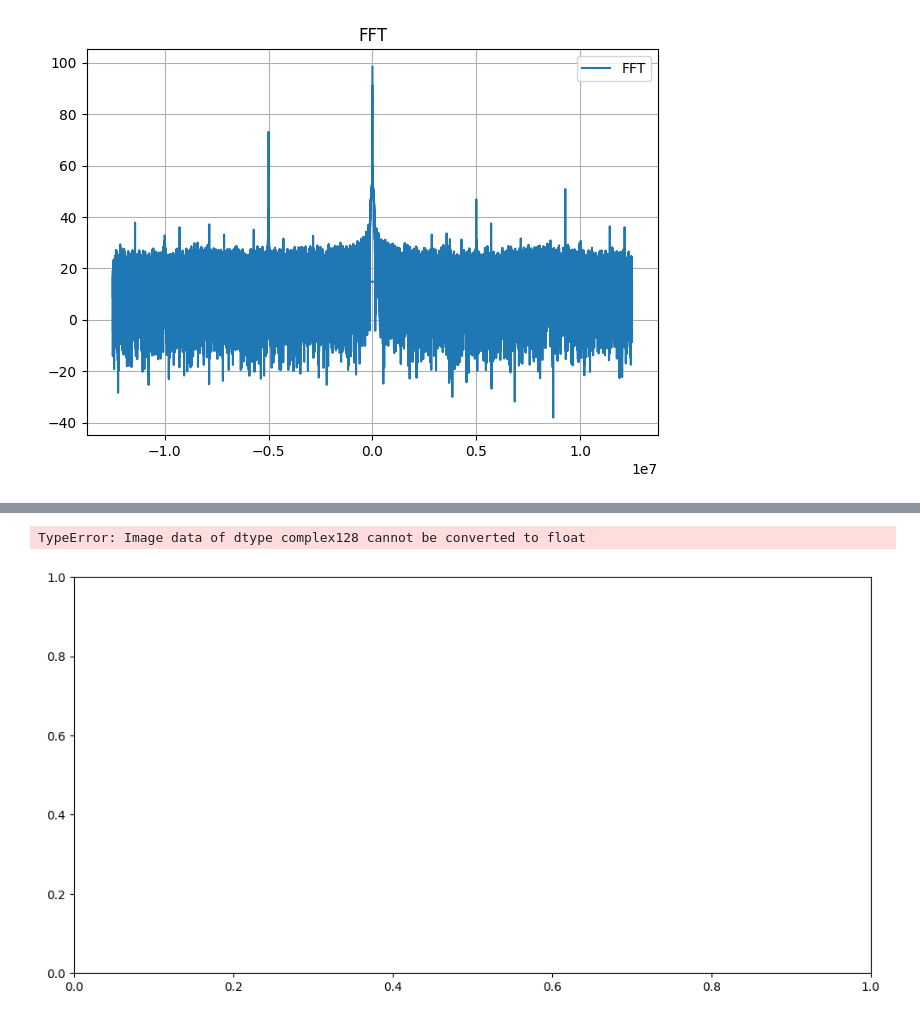
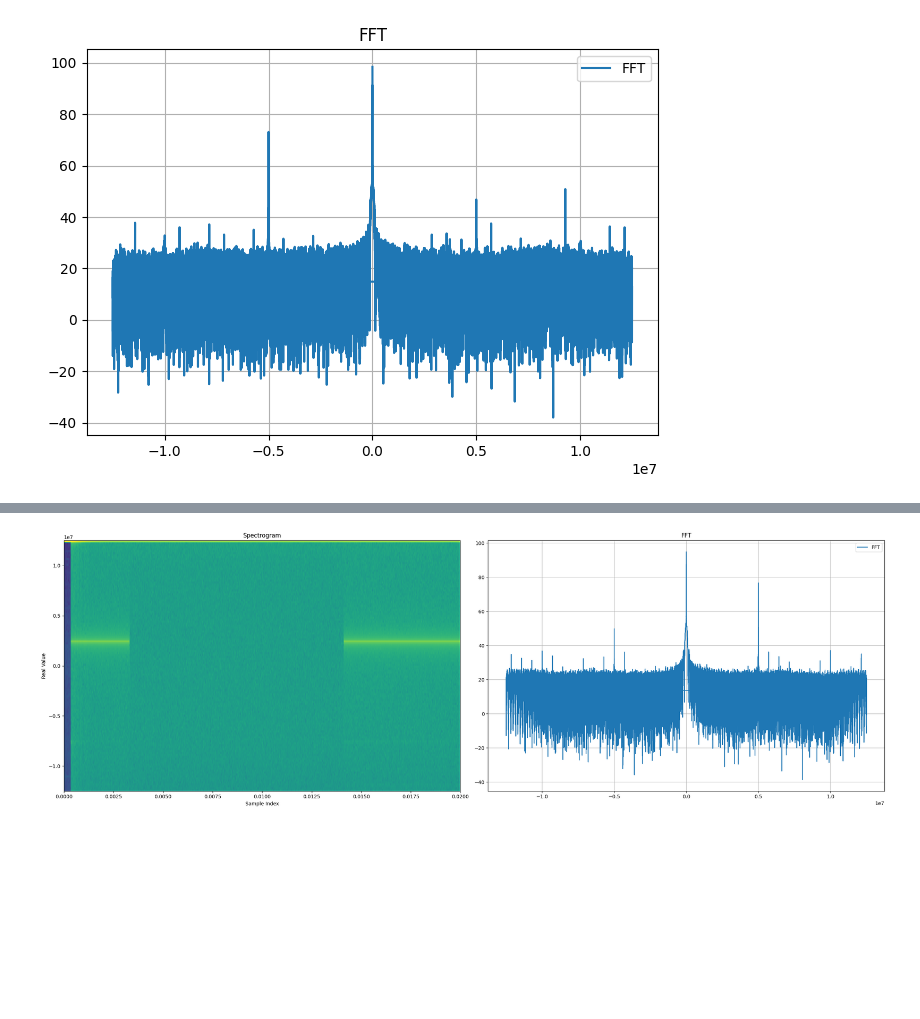
Before and after one commit to murrayinglis/sdr-config, a Jupyter notebook: plots.ipynb, the cells around one changed output, grey strips where cells are left out. Saved outputs shown, nothing was run; the diff lists cells and outputs as text; code cells hidden in the pictures; blank space fills up the shorter version.

Commit message:
latency test timing

```diff
--- a/plots.ipynb
+++ b/plots.ipynb
@@ -281,44 +295,59 @@ plt.show()
 # %%
 # waterfall
 
-file_path = 'outputs/loopback_from_file_test.bin'
+file_path = 'outputs/latency_test.bin'
 
 
 # Read the binary file
 with open(file_path, 'rb') as file:
     # Read the data into a numpy array
     # The dtype should match the type of data in the file (double = float64)
     data = np.fromfile(file, dtype=np.float64)
 
 # Reshape or process the data if needed
 # Here we assume data was written as 2 doubles per sample
 num_new_samples = int(len(data)/2)
 data = data.reshape((num_new_samples, 2))
 
 # Create complex numbers from the real and imaginary parts
 complex_data = data[:, 0] + 1j * data[:, 1]
 
 window_size = 256
 overlap = 128
 
 # Calculate FFT over sliding windows
 waterfall = []
 for i in range(0, len(complex_data) - window_size, window_size - overlap):
     windowed_signal = complex_data[i:i+window_size]
     fft_result = np.abs(np.fft.fft(windowed_signal))[:window_size//2]
     waterfall.append(fft_result)
 
 waterfall = np.array(waterfall).T  # Transpose for plotting
 
 
-# Plotting the Spectrogram
-plt.figure(figsize=(12, 6))
-plt.imshow(20 * np.log10(waterfall), aspect='auto', cmap='viridis', extent=[0, len(complex_data) / fs, -fs/2, fs / 2])
-plt.colorbar(label='Magnitude (dB)')
-plt.xlabel('Time (s)')
-plt.ylabel('Frequency (Hz)')
-plt.title('Spectrogram')
+# Plotting spectrogram
+fig, axs = plt.subplots(1, 2, figsize=(24, 8))
+
+axs[0].imshow(20 * np.log10(waterfall), aspect='auto', cmap='viridis', extent=[0, len(complex_data) / fs, -fs/2, fs / 2])
+#axs[0].set_colorbar(label='Magnitude (dB)')
+axs[0].set_xlabel('Sample Index')
+axs[0].set_ylabel('Real Value')
+axs[0].set_title('Spectrogram')
+
+# plotting fft
+fft_data = np.fft.fft(complex_data)
+fft_freq_axis = np.fft.fftfreq(len(fft_data),d=1/fs)
+
+# convert to db
+magnitude = np.abs(fft_data)
+magnitude_db = 20 * np.log10(magnitude)
+
+axs[1].plot(fft_freq_axis, magnitude_db, label='FFT')
+axs[1].set_title('FFT')
+axs[1].legend()
+axs[1].grid(True)
+
+plt.tight_layout()
 plt.show()
 # %% [output]
-TypeError: Image data of dtype complex128 cannot be converted to float
-[figure, old version]
+[figure, new version]
```
Also changed, not shown: parts of 1 cell of this notebook, 10 other files.
